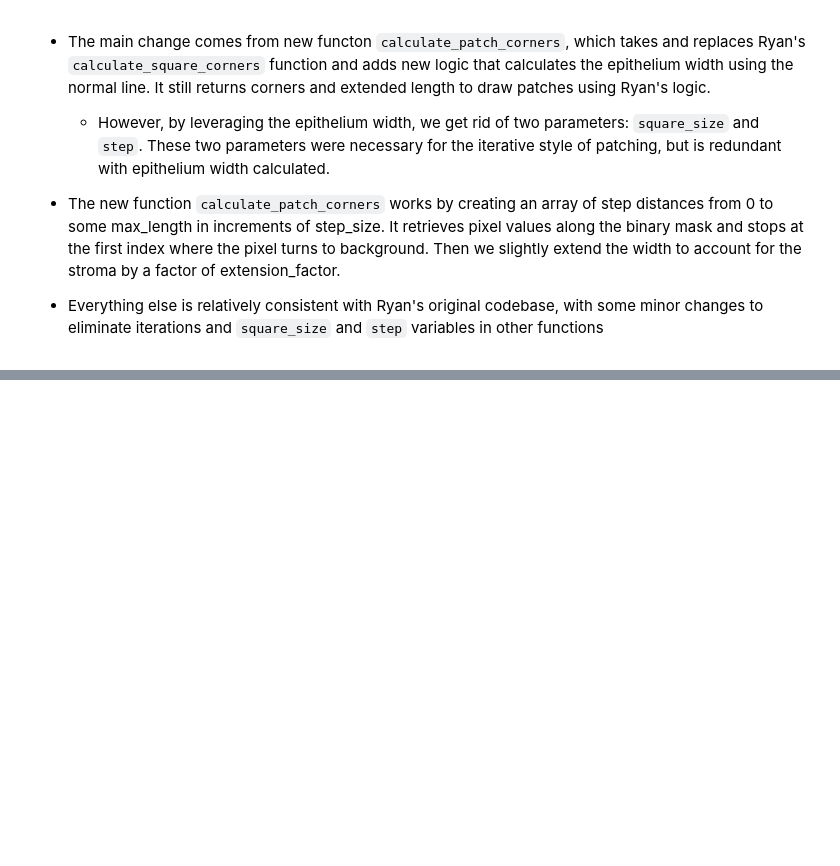
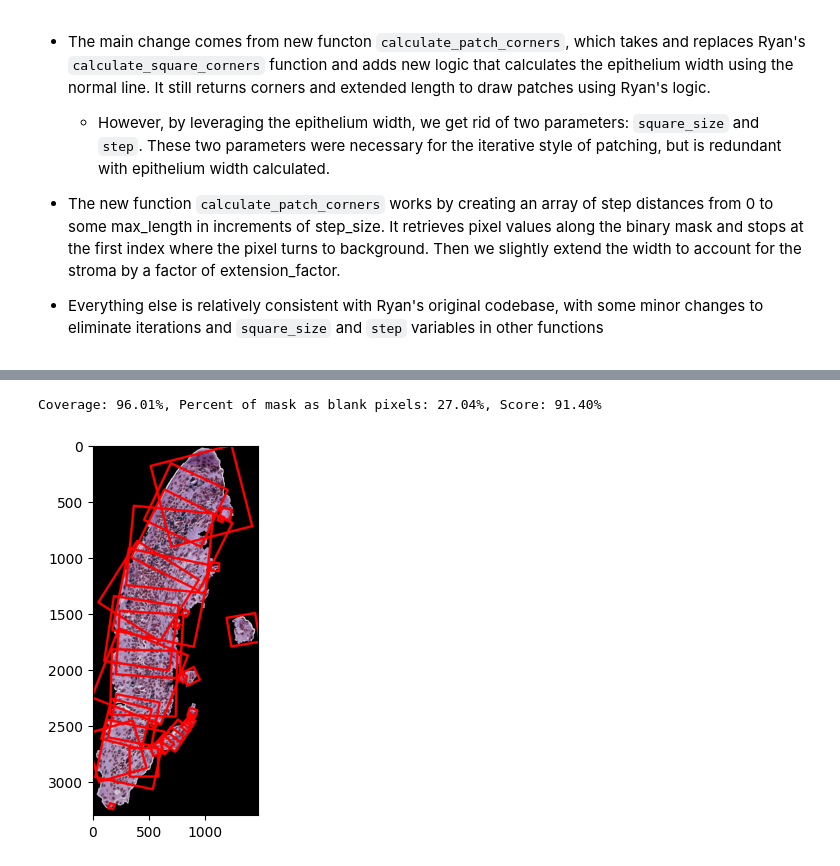
Before and after one commit to arvindkrishna87/STAT390_WI2025, a Jupyter notebook: Presentation 4/Thinkers/Anna Roney/kotap4_patching_code_moments.ipynb, the cells around one changed output, grey strips where cells are left out. Cells and saved outputs as stored; diff of their text form; code cells hidden in the pictures; blank space fills up the shorter version.

```diff
--- a/Presentation 4/Thinkers/Anna Roney/kotap4_patching_code_moments.ipynb
+++ b/Presentation 4/Thinkers/Anna Roney/kotap4_patching_code_moments.ipynb
@@ -422,0 +433,20 @@ Coverage: 95.72%, Percent of mask as blank pixels: 26.24%, Score: 91.33%
+# %%
+image3_gray = cv2.cvtColor(image3, cv2.COLOR_BGR2GRAY)
+_,whole_thresh=cv2.threshold(image3_gray,1,255,cv2.THRESH_BINARY)
+
+result_image, contour, squares, normals = process_contours(
+     image3,
+     whole_thresh,
+     overlap_thresh=0.4,
+     smoothing_size=210,
+     look_back=8,
+     second_pass=False,
+     variable_length=True)
+
+plt.imshow(result_image)
+
+coverage,perc_black_pixels,score=check_metrics(whole_thresh,squares)
+print(f'Coverage: {coverage:.2f}%, Percent of mask as blank pixels: {perc_black_pixels:.2f}%, Score: {score:.2f}%')
+# %% [output]
+Coverage: 96.01%, Percent of mask as blank pixels: 27.04%, Score: 91.40%
+[figure, added]
```
Also changed, not shown: parts of 6 cells of this notebook.
